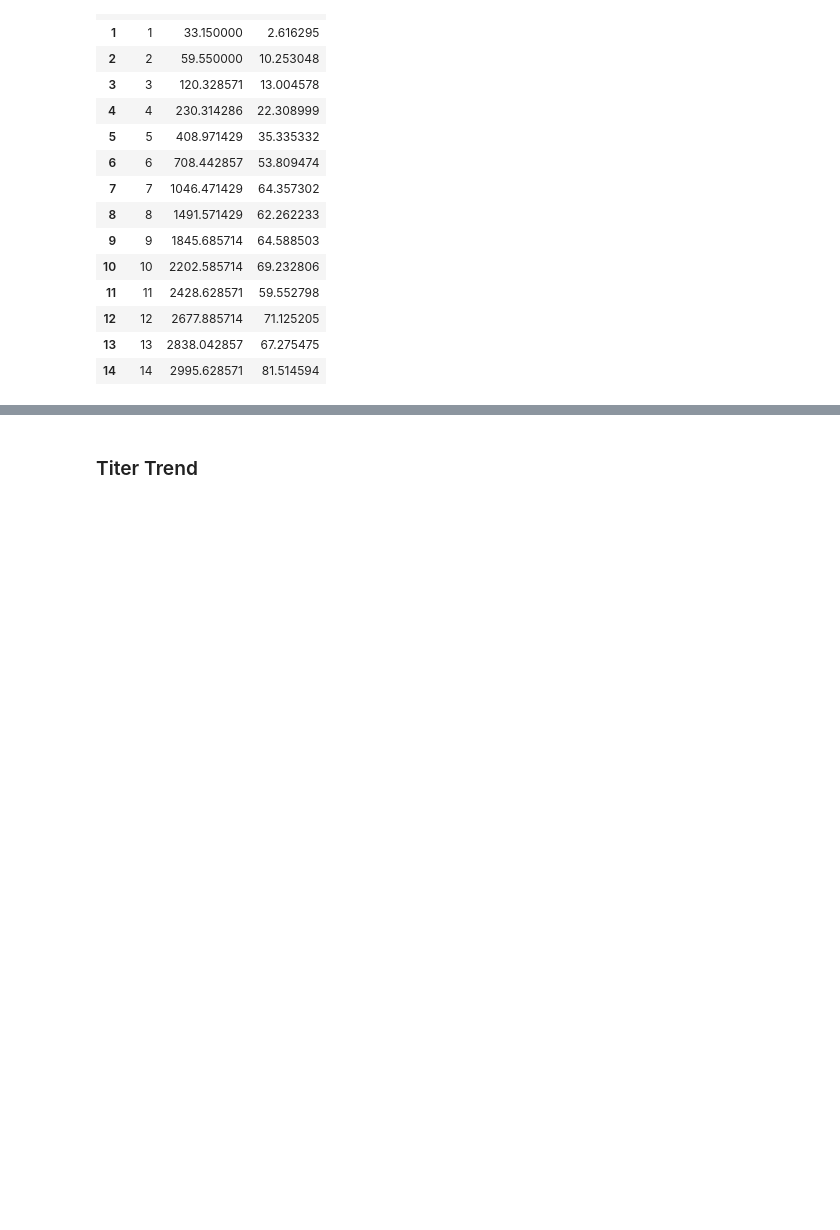
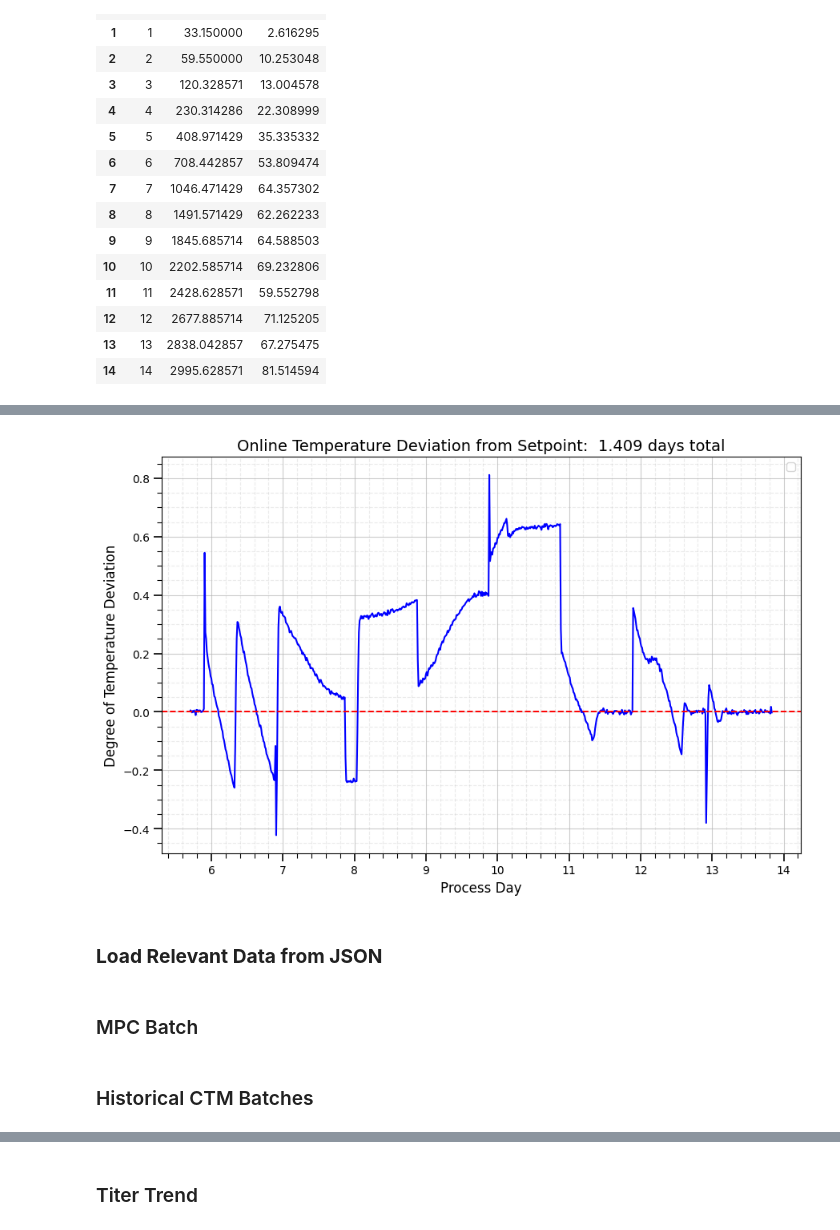
Before and after one commit to zhatz111/state-space-mpc, a Jupyter notebook: data/SAM-1000L-B7H4-experiment/graphs.ipynb, the cells around one changed output, grey strips where cells are left out. Saved outputs shown, nothing was run; the diff lists cells and outputs as text; code cells hidden in the pictures; blank space fills up the shorter version.

```diff
--- a/data/SAM-1000L-B7H4-experiment/graphs.ipynb
+++ b/data/SAM-1000L-B7H4-experiment/graphs.ipynb
@@ -107,0 +160,9 @@ df_agg
+# %%
+file_path = Path.cwd() / "data"
+folder_online = "SAM-1000L-B7H4-experiment"
+filename_data_online = "online_data_temp.csv"
+full_path_data_online = file_path / folder_online / filename_data_online
+
+online_data = pd.read_csv(full_path_data_online)
+online_data["Time"] = pd.to_datetime(online_data["Time"])
+online_data
@@ -108,2 +183,41 @@ df_agg
+# %%
+filter_day = 5.7
+
+dt = online_data['Time'].diff().dt.total_seconds() / 86400  # same units as time
+x = np.cumsum(dt)
+online_data["Elapsed_time"] = x
+online_data['deg_hr'] = ((online_data['FER027 TEMP PRI  PV'] - online_data['FER027 TEMP PRI  CSP']))
+
+online_data_filtered = online_data[online_data["Elapsed_time"]>filter_day]
+degree_deviation_total_days = np.sum(online_data_filtered['deg_hr'] * dt)
+
+plt.figure(figsize=(9,6))
+plt.plot(online_data_filtered["Elapsed_time"], online_data_filtered['deg_hr'], c="blue")
+plt.axhline(0, linestyle="--", color="red", linewidth=1.4)
+
+# --- Axes labels + title ---
+plt.xlabel("Process Day", fontsize=12)
+plt.ylabel("Degree of Temperature Deviation", fontsize=12)
+plt.title(f"Online Temperature Deviation from Setpoint: {degree_deviation_total_days: 0.03f} days total", fontsize=14)
+
+# --- Grid styling ---
+plt.grid(which="major", linestyle="-", alpha=0.65)
+plt.grid(which="minor", linestyle="--", alpha=0.25)
+plt.minorticks_on()
+
+# --- Tick appearance ---
+plt.tick_params(axis="both", which="major", length=7, width=1.2)
+plt.tick_params(axis="both", which="minor", length=4, width=0.8)
+
+# --- Legend ---
+plt.legend(frameon=True, fontsize=10, loc="best")
+plt.savefig(save_path / 'figures/EOR/temperature_deviation_setpoint.png', format='png', dpi=300)
+plt.tight_layout()
+# %% [output]
+[figure, added]
+# %% [markdown]
+### __Load Relevant Data from JSON__
+# %% [markdown]
+### MPC Batch
 # %%
 # Gather all Titer data
@@ -134,0 +246,2 @@ setpoint_tracking_error_cedex_corrected = 100*(corrected_hplc-titer_setpoint_tra
+# %% [markdown]
+### Historical CTM Batches
```
Also changed, not shown: parts of 28 cells of this notebook, 15 other files.
